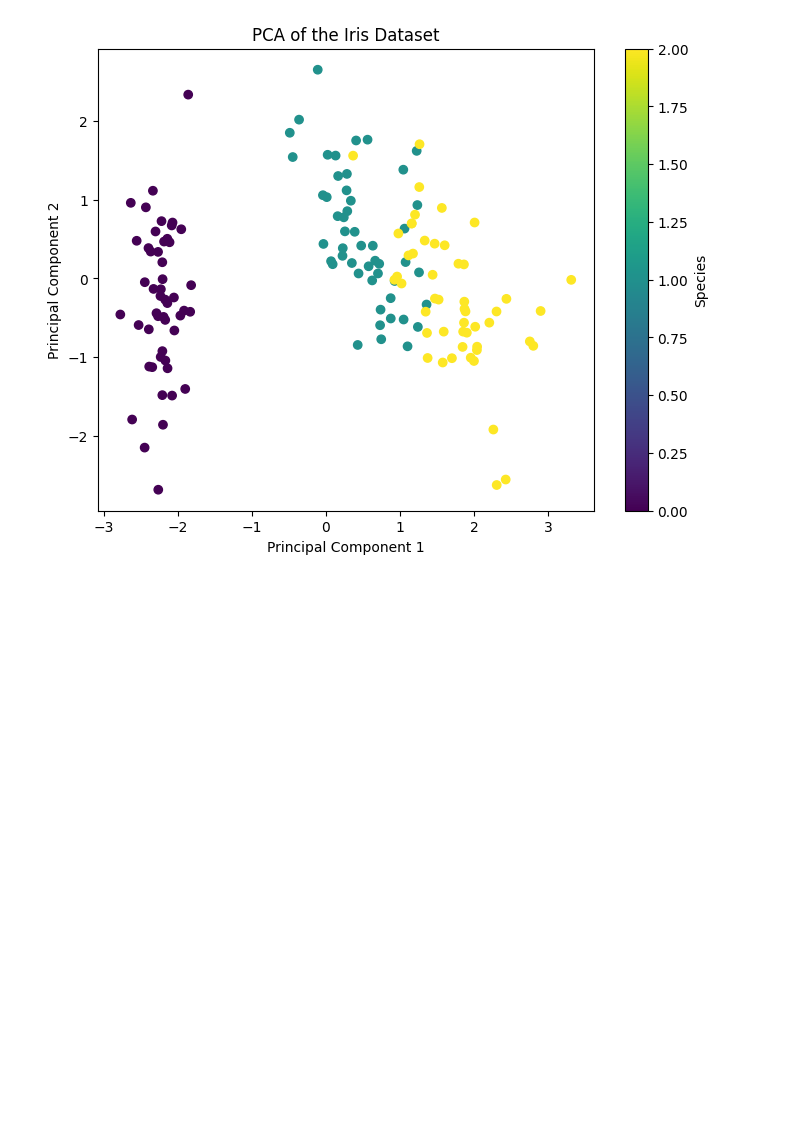
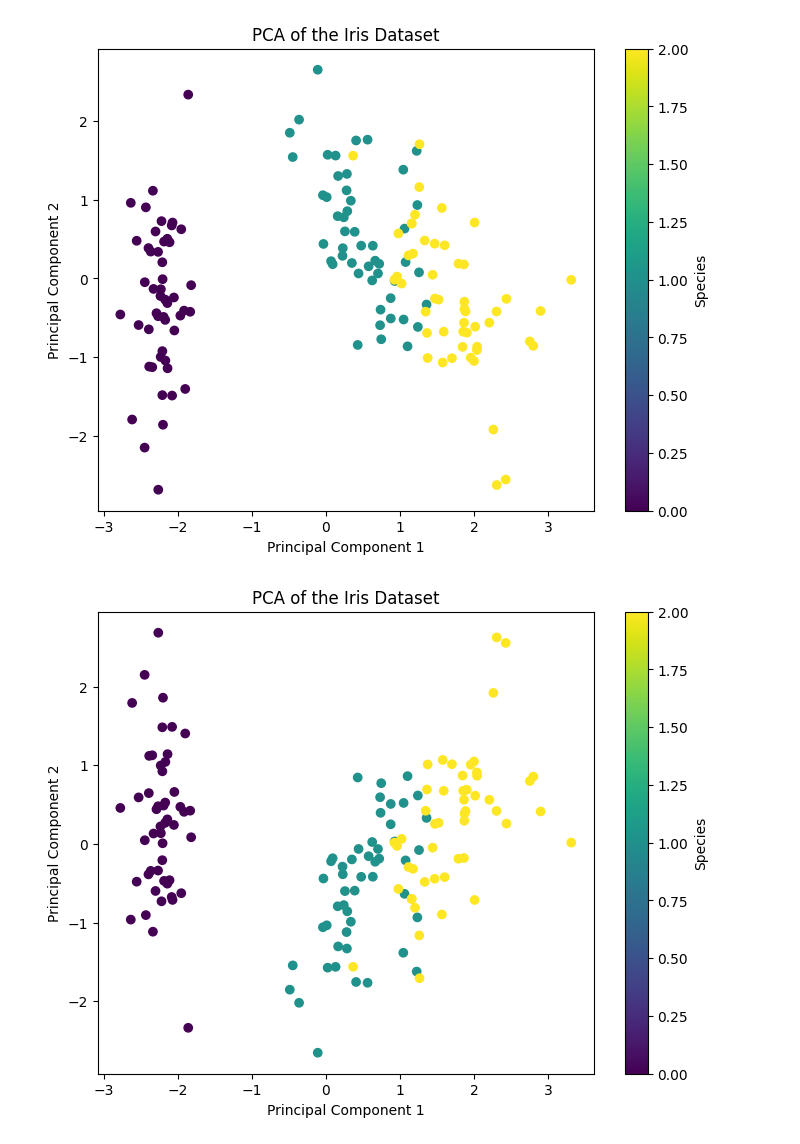
Before and after one commit to kslote1/Data-Driven-Dynamics, a Jupyter notebook: chapter_one/principal_component_analysis.ipynb, the cells around one changed output. Drawn from its saved outputs; the diff is of its cells as text; code cells hidden in the pictures; blank space fills up the shorter version.

```diff
--- a/chapter_one/principal_component_analysis.ipynb
+++ b/chapter_one/principal_component_analysis.ipynb
@@ -58,3 +58,20 @@ plt.colorbar(label='Species')
 plt.show()
 # %% [output]
 [figure]
+# %%
+from sklearn.decomposition import PCA
+
+# Perform PCA
+pca = PCA(n_components=2)
+Z = pca.fit_transform(X_std)
+
+# Plotting the projection
+plt.figure(figsize=(8, 6))
+plt.scatter(Z[:, 0], Z[:, 1], c=iris.target)
+plt.xlabel('Principal Component 1')
+plt.ylabel('Principal Component 2')
+plt.title('PCA of the Iris Dataset')
+plt.colorbar(label='Species')
+plt.show()
+# %% [output]
+[figure, added]
```
Also changed, not shown: parts of 1 cell of this notebook.
